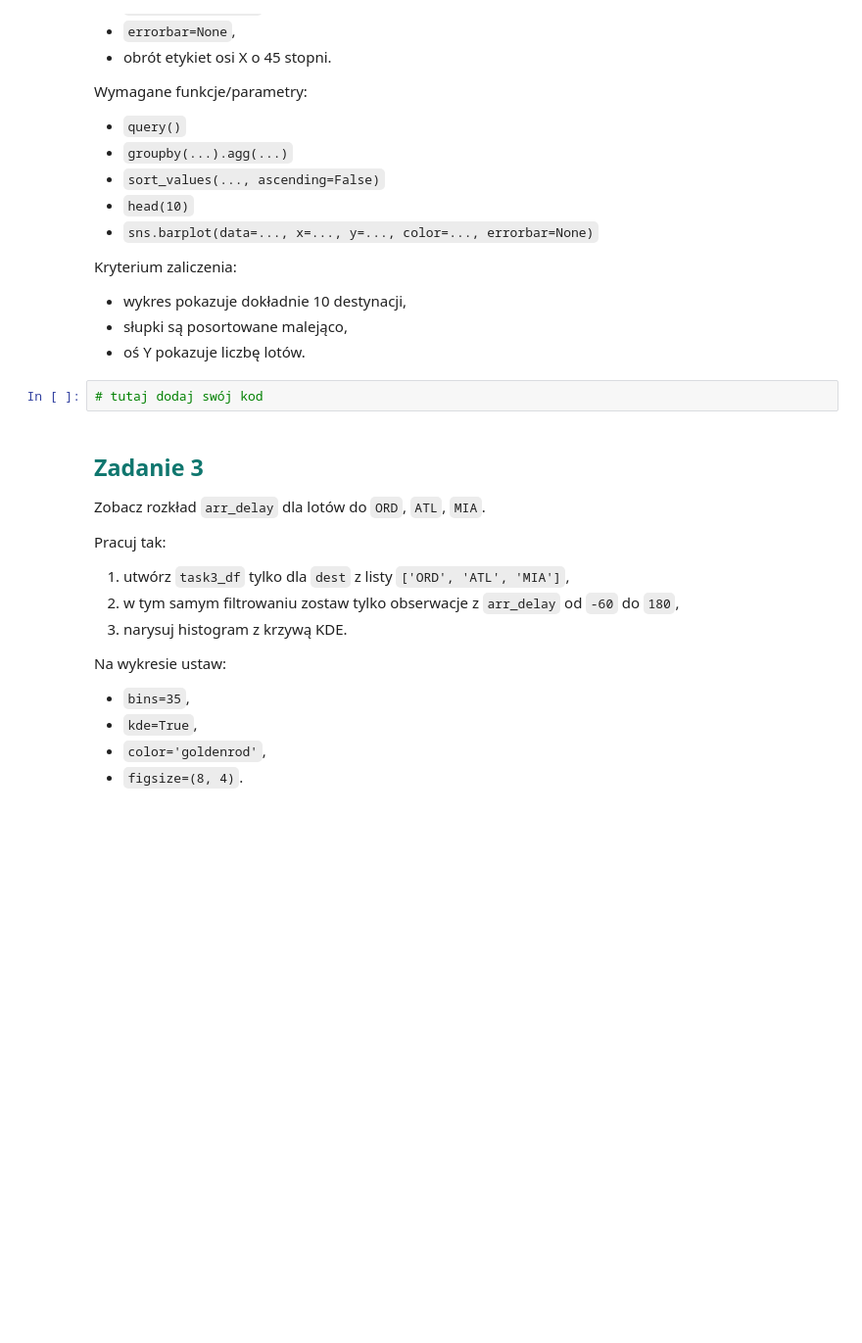
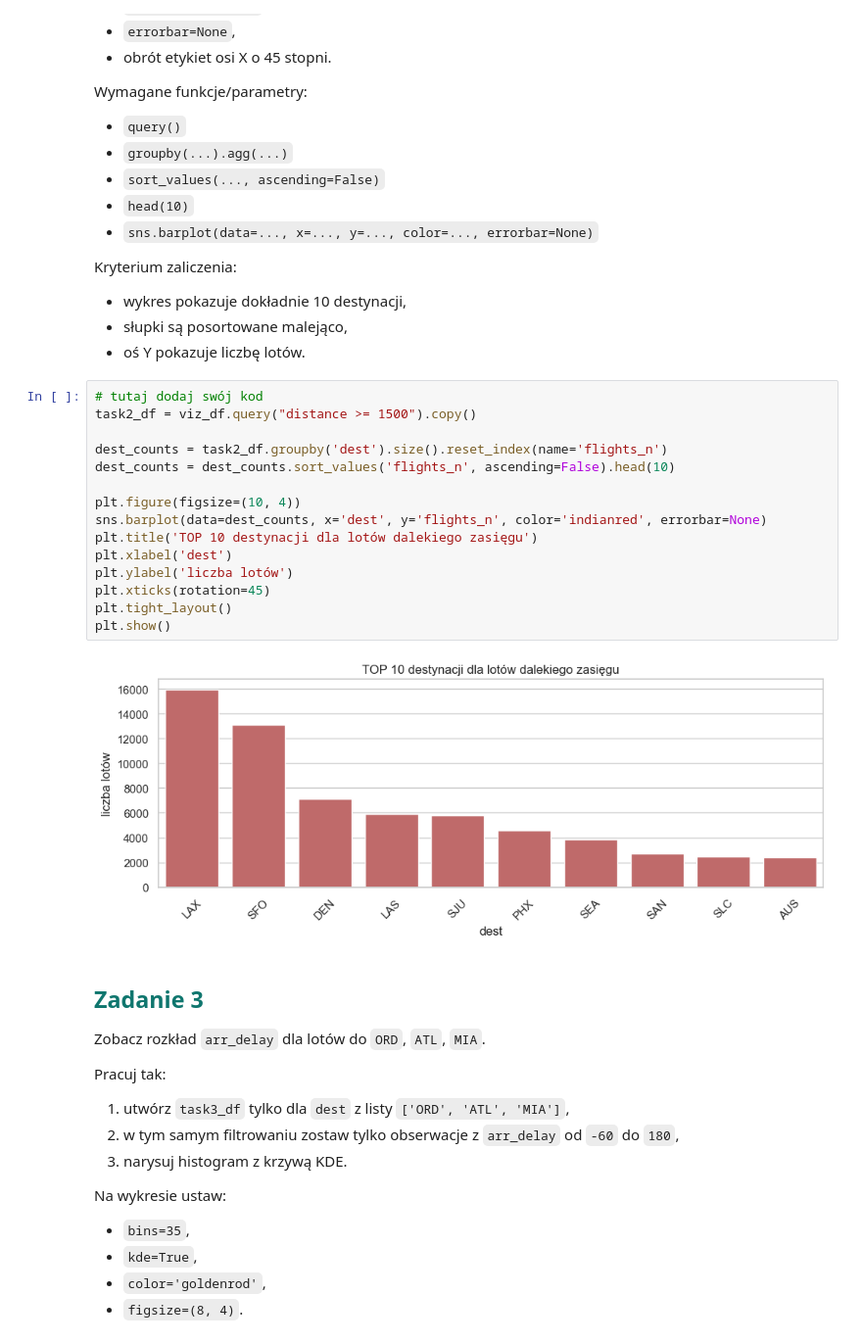
Before and after one commit to puznanski/AnalizaDanychPythonKurs, a Jupyter notebook: AnalizaDanychPython_Lekcja5.ipynb, the cells around one changed output. Shown at 98% size. Drawn from its saved outputs; the diff is of its cells as text; blank space fills up the shorter version.

```diff
--- a/AnalizaDanychPython_Lekcja5.ipynb
+++ b/AnalizaDanychPython_Lekcja5.ipynb
@@ -795,6 +809,21 @@ Kryterium zaliczenia:
 - oś Y pokazuje liczbę lotów.
 # %%
 # tutaj dodaj swój kod
+task2_df = viz_df.query("distance >= 1500").copy()
+
+dest_counts = task2_df.groupby('dest').size().reset_index(name='flights_n')
+dest_counts = dest_counts.sort_values('flights_n', ascending=False).head(10)
+
+plt.figure(figsize=(10, 4))
+sns.barplot(data=dest_counts, x='dest', y='flights_n', color='indianred', errorbar=None)
+plt.title('TOP 10 destynacji dla lotów dalekiego zasięgu')
+plt.xlabel('dest')
+plt.ylabel('liczba lotów')
+plt.xticks(rotation=45)
+plt.tight_layout()
+plt.show()
+# %% [output]
+[figure, added]
 # %% [markdown]
 ## <span style="color:#0f766e; font-weight:700;">Zadanie 3</span>
 
```
Also changed, not shown: parts of 16 cells of this notebook, 1 other file.
